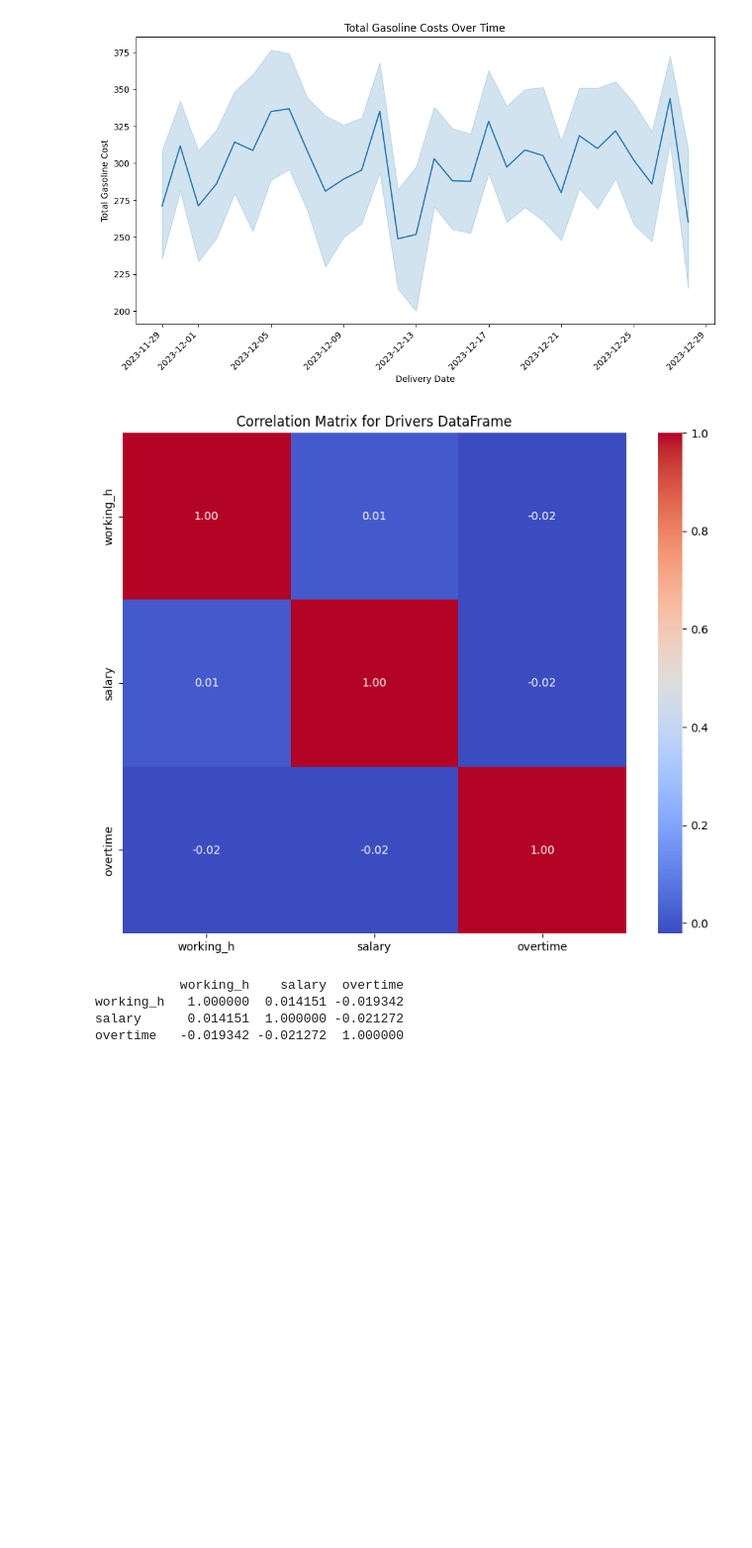
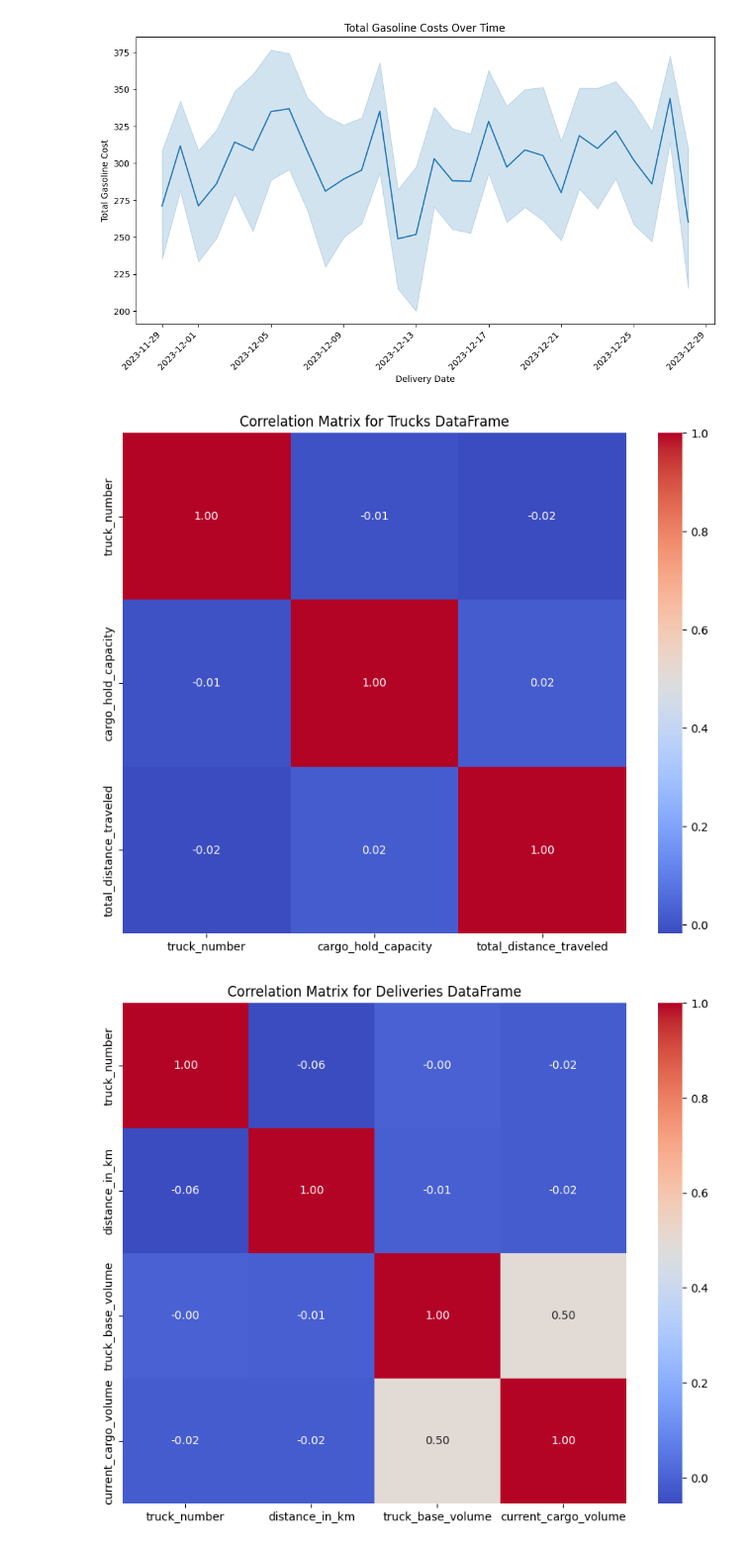
Before and after one commit to BoyanTTodorov/Warehouse, a Jupyter notebook: exploratory_analysis.ipynb, the cells around one changed output. Shown: that part at 99% size. Cells and saved outputs as stored; diff of their text form; code cells hidden in the pictures; blank space fills up the shorter version.

```diff
--- a/exploratory_analysis.ipynb
+++ b/exploratory_analysis.ipynb
@@ -73,20 +73,36 @@ plt.show()
 [figure]
 [figure]
 [figure]
-# %%
-# Exclude non-numeric columns from correlation calculation
-numeric_columns = drivers_df.select_dtypes(include=['float64', 'int64']).columns
-correlation_matrix = drivers_df[numeric_columns].corr()
-
-# Plot a heatmap for the correlation matrix
-plt.figure(figsize=(10, 8))
-sns.heatmap(correlation_matrix, annot=True, cmap='coolwarm', fmt=".2f")
-plt.title('Correlation Matrix for Drivers DataFrame')
-plt.show()
-print(correlation_matrix)
-# %% [output]
-[figure, removed]
-           working_h    salary  overtime
-working_h   1.000000  0.014151 -0.019342
-salary      0.014151  1.000000 -0.021272
-overtime   -0.019342 -0.021272  1.000000
+# %%
+# Identify variables for correlation analysis in trucks_df
+numeric_columns_trucks = trucks_df.select_dtypes(include=['float64', 'int64']).columns
+correlation_matrix_trucks = trucks_df[numeric_columns_trucks].corr()
+
+# Visualize the correlation matrix using a heatmap for trucks_df
+plt.figure(figsize=(10, 8))
+sns.heatmap(correlation_matrix_trucks, annot=True, cmap='coolwarm', fmt=".2f")
+plt.title('Correlation Matrix for Trucks DataFrame')
+plt.show()
+
+# Identify variables for correlation analysis in deliveries_df
+numeric_columns_deliveries = deliveries_df.select_dtypes(include=['float64', 'int64']).columns
+correlation_matrix_deliveries = deliveries_df[numeric_columns_deliveries].corr()
+
+# Visualize the correlation matrix using a heatmap for deliveries_df
+plt.figure(figsize=(10, 8))
+sns.heatmap(correlation_matrix_deliveries, annot=True, cmap='coolwarm', fmt=".2f")
+plt.title('Correlation Matrix for Deliveries DataFrame')
+plt.show()
+
+# Identify variables for correlation analysis in expenses_df
+numeric_columns_expenses = expenses_df.select_dtypes(include=['float64', 'int64']).columns
+correlation_matrix_expenses = expenses_df[numeric_columns_expenses].corr()
+
+# Visualize the correlation matrix using a heatmap for expenses_df
+plt.figure(figsize=(10, 8))
+sns.heatmap(correlation_matrix_expenses, annot=True, cmap='coolwarm', fmt=".2f")
+plt.title('Correlation Matrix for Expenses DataFrame')
+plt.show()
+# %% [output]
+[figure, added]
+[figure, added]
```
Also changed, not shown: parts of 2 cells of this notebook.
